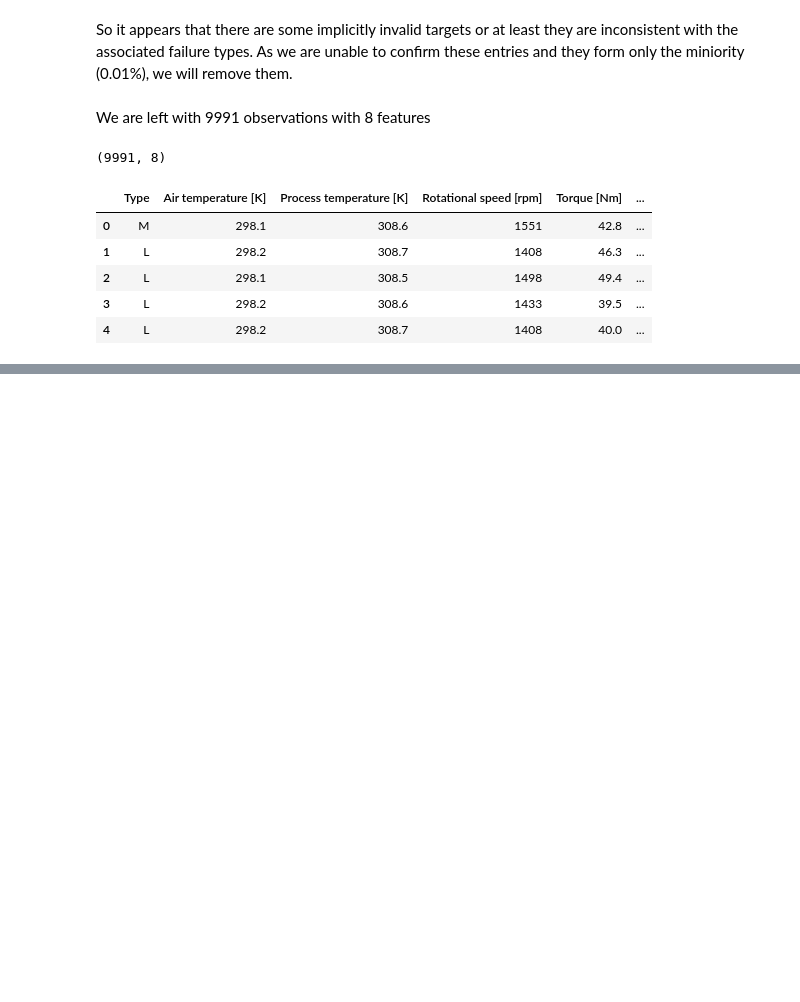
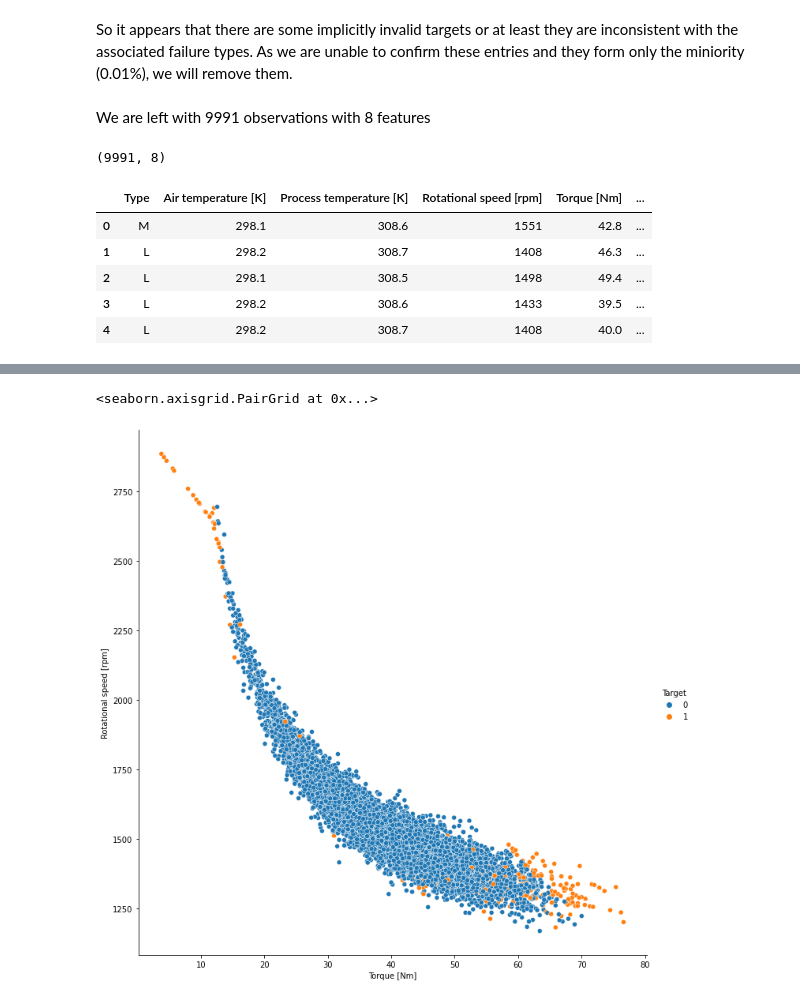
Before and after one commit to ChngYuanLongRandy/MachinePredictiveMaintenanceClassification, a Jupyter notebook: notebook.ipynb, the cells around one changed output, grey strips where cells are left out. Cells and saved outputs as stored; diff of their text form; code cells hidden in the pictures; blank space fills up the shorter version.

```diff
--- a/notebook.ipynb
+++ b/notebook.ipynb
@@ -197,0 +211,5 @@ df.head()
+# %%
+sns.pairplot(data=df, x_vars='Torque [Nm]', y_vars='Rotational speed [rpm]', hue='Target', height=10)
+# %% [output]
+<seaborn.axisgrid.PairGrid at 0x...>
+[figure, added]
```
Also changed, not shown: parts of 32 cells of this notebook, 1 other file.
